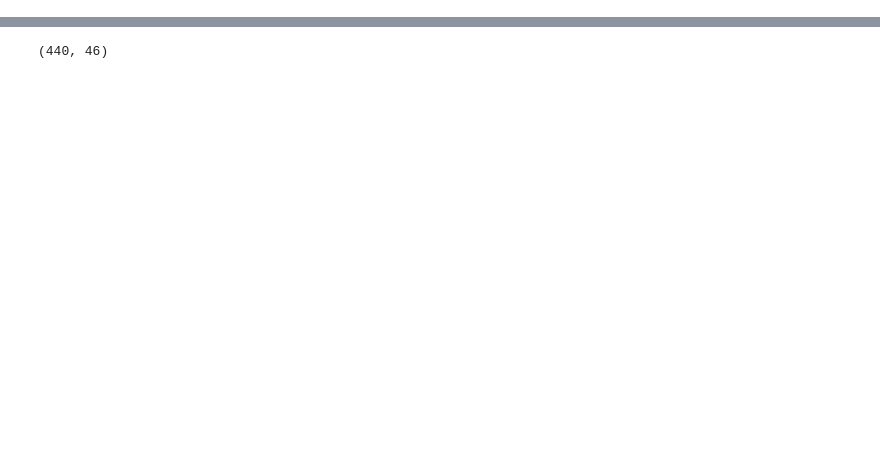
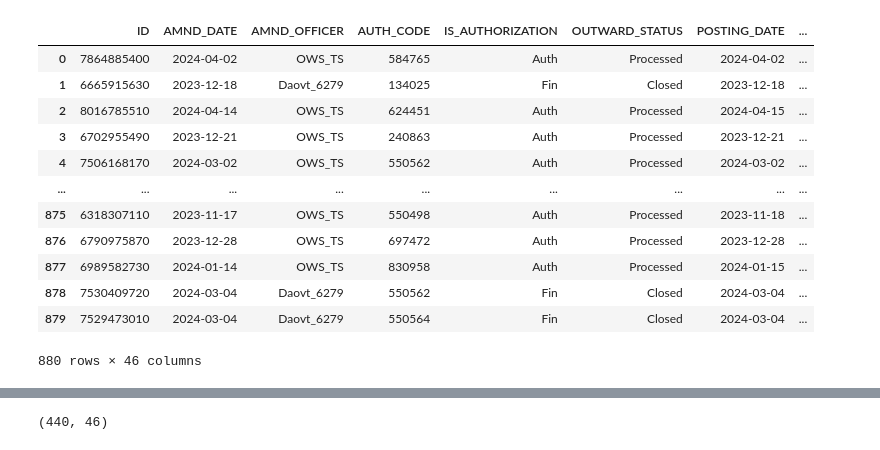
Before and after one commit to quynhnguyenthuy/githubtest, a Jupyter notebook: AFD.ipynb, the cells around one changed output, grey strips where cells are left out. Saved outputs shown, nothing was run; the diff lists cells and outputs as text; code cells hidden in the pictures; blank space fills up the shorter version.

```diff
--- a/AFD.ipynb
+++ b/AFD.ipynb
@@ -22,0 +34,16 @@ afd_raw = pd.read_sql(query, cnxn)
+# %%
+df
+# %% [output]
+|  | ID | AMND_DATE | AMND_OFFICER | AUTH_CODE | IS_AUTHORIZATION | OUTWARD_STATUS | POSTING_DATE | ... |
+| 0 | 7864885400 | 2024-04-02 | OWS_TS | 584765 | Auth | Processed | 2024-04-02 | ... |
+| 1 | 6665915630 | 2023-12-18 | Daovt_6279 | 134025 | Fin | Closed | 2023-12-18 | ... |
+| 2 | 8016785510 | 2024-04-14 | OWS_TS | 624451 | Auth | Processed | 2024-04-15 | ... |
+| 3 | 6702955490 | 2023-12-21 | OWS_TS | 240863 | Auth | Processed | 2023-12-21 | ... |
+| 4 | 7506168170 | 2024-03-02 | OWS_TS | 550562 | Auth | Processed | 2024-03-02 | ... |
+| ... | ... | ... | ... | ... | ... | ... | ... | ... |
+| 875 | 6318307110 | 2023-11-17 | OWS_TS | 550498 | Auth | Processed | 2023-11-18 | ... |
+| 876 | 6790975870 | 2023-12-28 | OWS_TS | 697472 | Auth | Processed | 2023-12-28 | ... |
+| 877 | 6989582730 | 2024-01-14 | OWS_TS | 830958 | Auth | Processed | 2024-01-15 | ... |
+| 878 | 7530409720 | 2024-03-04 | Daovt_6279 | 550562 | Fin | Closed | 2024-03-04 | ... |
+| 879 | 7529473010 | 2024-03-04 | Daovt_6279 | 550564 | Fin | Closed | 2024-03-04 | ... |
+880 rows × 46 columns
```
Also changed, not shown: parts of 18 cells of this notebook.
